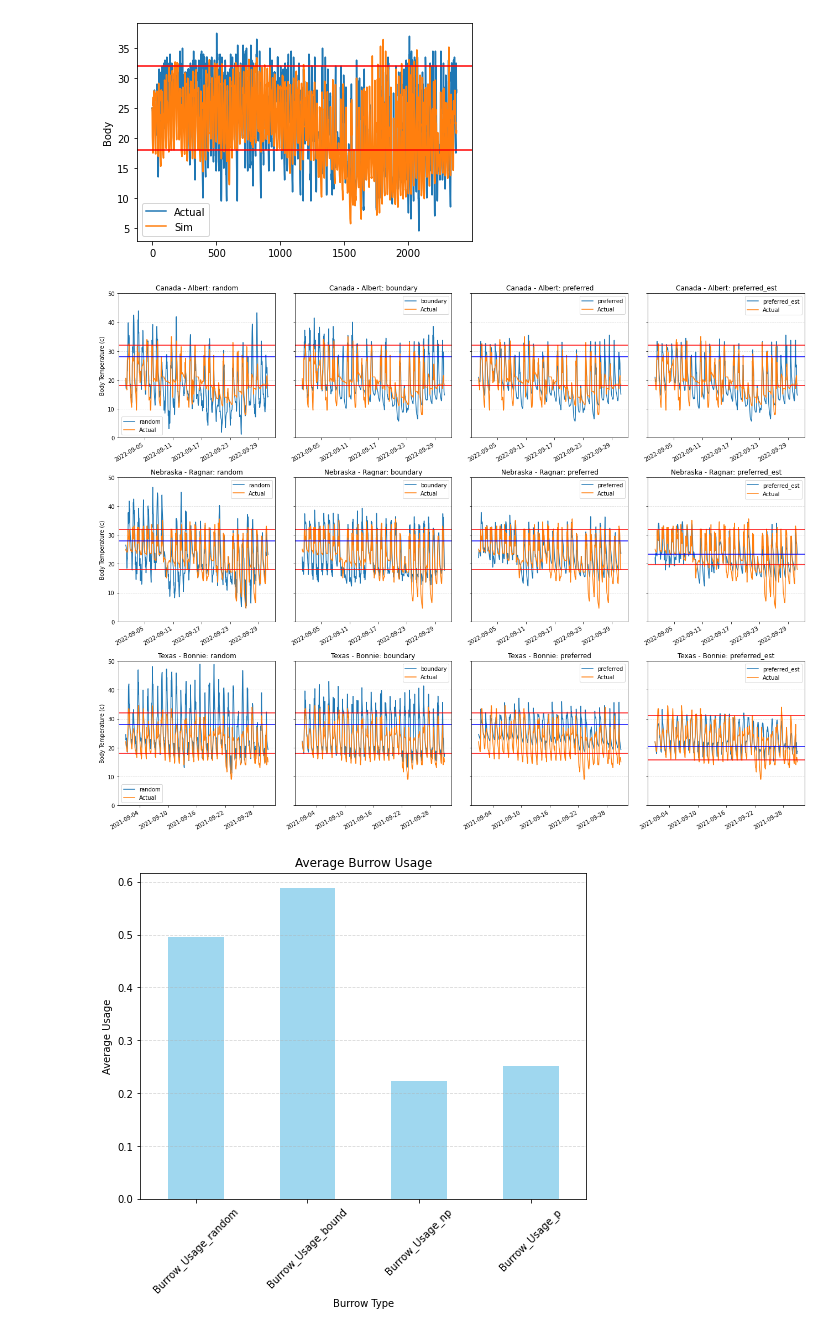
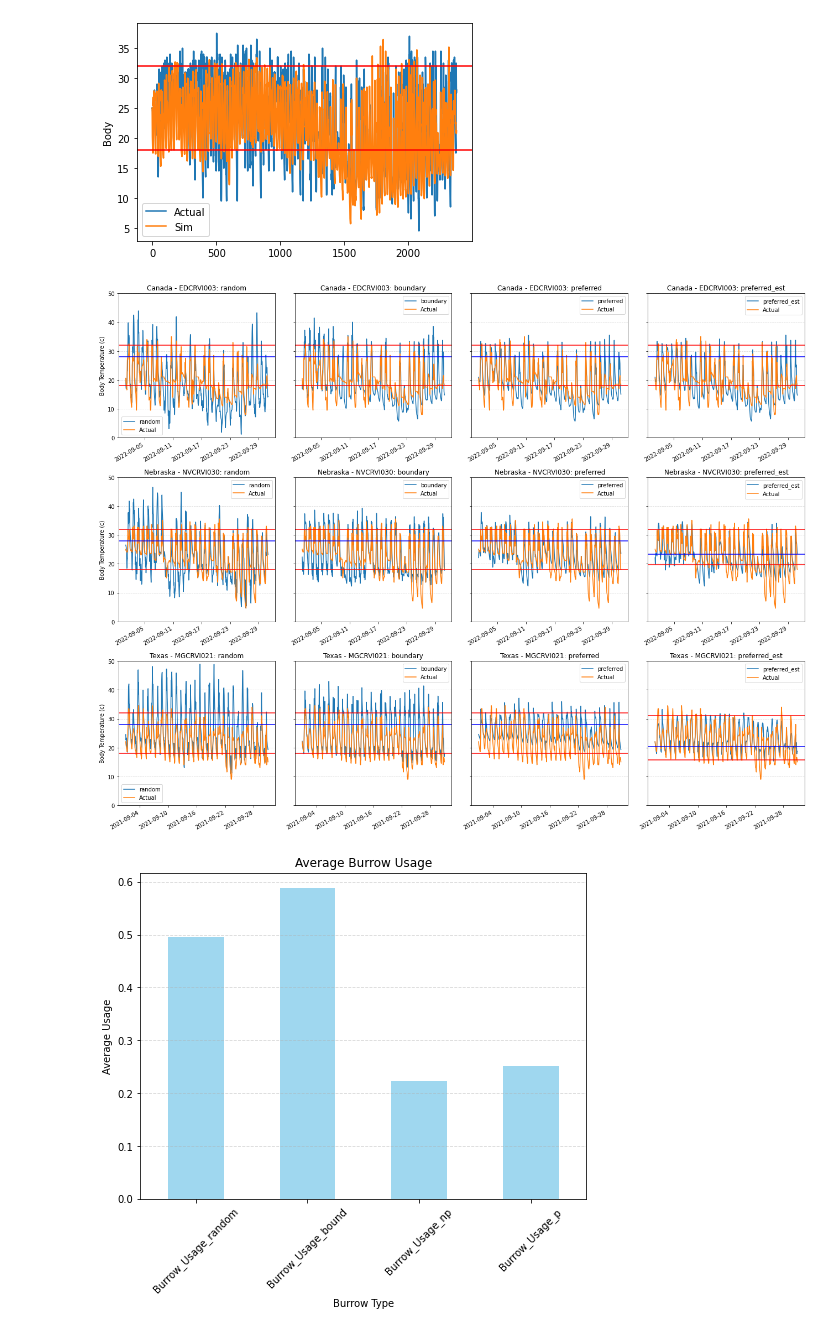
Before and after one commit to michaelremington2/ThermaNewt, a Jupyter notebook: post-simulation-analysis/time-series-measures_&_Thermastats.ipynb, the cells around one changed output. Saved outputs shown, nothing was run; the diff lists cells and outputs as text; code cells hidden in the pictures.

```diff
--- a/post-simulation-analysis/time-series-measures_&_Thermastats.ipynb
+++ b/post-simulation-analysis/time-series-measures_&_Thermastats.ipynb
@@ -31,6 +31,30 @@ def in_out_binary(in_out_value):
     else:
         val = 1
     return val
+
+snake_name_to_id ={
+    'Albert': 'EDCRVI003',
+    'Cooper': 'EDCRVI004',
+    'Eddie': 'EDCRVI001',
+    'Hector': 'EDCRVI002',
+    'Hunter': 'EDCRVI015',
+    'Kokanee': 'EDCRVI013',
+    'Manitoba': 'EDCRVI005',
+    'Moose': 'EDCRVI006',
+    'Paloma': 'EDCRVI016',
+    'Victor': 'EDCRVI010',
+    'Horace': 'NVCRVI037',
+    'Ragnar': 'NVCRVI030',
+    'Bonnie': 'MGCRVI021',
+    'Caezar': 'MGCRVI015',
+    'Cecilia': 'MGCRVI014',
+    'Cher': 'MGCRVI013',
+    'Cladwell': 'MGCRVI011',
+    'Janis': 'MGCRVI010',
+    'Nando': 'MGCRVI008',
+    'Ringo': 'MGCRVI003',
+    'Tornado': 'MGCRVI009'
+}
 # %%
 impute = 'no'
 if impute == 'no':
@@ -51,6 +75,7 @@ filter_condition = ~train['Date'].dt.month.isin(overwintering)
 train = train[filter_condition]
 
 train =train.dropna().sort_values(by=['Study_Site', 'Snake_Name', 'Date']).reset_index(drop=True)
+train['Snake_Name'] = train['Snake_Name'].map(snake_name_to_id)
 #train = pd.get_dummies(train, columns=['Study_Site'], prefix='Study_Site')
 train.head()
 # %% [output]
@@ -80,6 +105,7 @@ else:
 
 
 sim_para = pd.read_csv(sim_para_fp)
+sim_para['Snake_Name'] = sim_para['Snake_Name'].map(snake_name_to_id)
 sim_para.head(50)
 # %% [output]
 |  | Study_Site | Snake_Name | t_pref_min | t_pref_max | t_opt |
@@ -682,7 +732,7 @@ axes[-1, -1].set_xlabel('Time Steps')
 # %%
-single_snake_al = train[(train['Snake_Name'] == 'Albert') & (train['Date'].dt.month == 9)].sort_values(['Date']).reset_index(drop=True)
-single_snake_rag = train[(train['Snake_Name'] == 'Ragnar') & (train['Date'].dt.month == 9)].sort_values(['Date']).reset_index(drop=True)
-single_snake_bon = train[(train['Snake_Name'] == 'Bonnie') & (train['Date'].dt.month == 9)].sort_values(['Date']).reset_index(drop=True)
+single_snake_al = train[(train['Snake_Name'] == 'EDCRVI003') & (train['Date'].dt.month == 9)].sort_values(['Date']).reset_index(drop=True)
+single_snake_rag = train[(train['Snake_Name'] == 'NVCRVI030') & (train['Date'].dt.month == 9)].sort_values(['Date']).reset_index(drop=True)
+single_snake_bon = train[(train['Snake_Name'] == 'MGCRVI021') & (train['Date'].dt.month == 9)].sort_values(['Date']).reset_index(drop=True)
 
 ### Parameter Est
 #snake_data = sim_para[sim_para['Snake_Name'] == snake_name][['Study_Site', 't_pref_min', 't_pref_max', 't_opt']]
@@ -697,7 +747,7 @@ label = ['random', 'boundary', 'preferred', 'preferred_est']
 fig, axes = plt.subplots(3, 4, figsize=(18, 14), sharex=False, sharey=True)
 
 # Plot each snake's data on separate subplots
-for i, (snake_data, snake_name) in enumerate(zip([single_snake_al, single_snake_rag, single_snake_bon], ['Canada - Albert', 'Nebraska - Ragnar', 'Texas - Bonnie'])):
+for i, (snake_data, snake_name) in enumerate(zip([single_snake_al, single_snake_rag, single_snake_bon], ['Canada - EDCRVI003', 'Nebraska - NVCRVI030', 'Texas - MGCRVI021'])):
     for j, v in enumerate(var):
 #         t_min=0
 #         t_max=range(len(snake_data))
@@ -713,34 +763,34 @@ for i, (snake_data, snake_name) in enumerate(zip([single_snake_al, single_snake_
         ax.set_xlabel('')
         ax.set_ylim(0,50)
         ax.grid(axis='y', linestyle='--', alpha=0.5)
         if label[j] == 'preferred_est':
             para = sim_para[sim_para['Snake_Name'] == snake]
             t_pref_min = para['t_pref_min'].values[0]
             t_pref_max = para['t_pref_max'].values[0]
             t_opt = para['t_opt'].values[0]
         else:
             t_pref_min = 18
             t_pref_max = 32
             t_opt = 28
         ax.axhline(t_pref_min, color='r')  # Horizontal line at 18
         ax.axhline(t_pref_max, color='r')  # Horizontal line at 32
         ax.axhline(t_opt, color='b')
         ax.xaxis.set_major_locator(plt.MaxNLocator(nbins=6))  # Set desired number of ticks
         plt.setp(ax.xaxis.get_majorticklabels(), rotation=30, ha='right')  # Rotate labels by 45 degrees
 
 
 # Add legend and labels to the last subplot
 axes[-1, -1].legend()
 
 plt.tight_layout()
 if impute=='yes':
     plt.suptitle('15 min Sample Frequency', fontsize=16, fontweight='bold', y=1.01)
     plt.savefig('/home/mremington/Documents/therma_sim/ibutton_data_analysis/Figures/ts_plot_matrix_imp.png')
 else:
     #plt.suptitle('70 min Sample Frequency', fontsize=16, fontweight='bold', y=1.01)
     plt.savefig('/home/mremington/Documents/therma_sim/ibutton_data_analysis/Figures/ts_plot_matrix.png')
 # %% [output]
-[figure, old version]
+[figure, new version]
 # %%
 help(sns.lineplot)
 # %%
```
Also changed, not shown: parts of 7 cells of this notebook, 2 other files.
